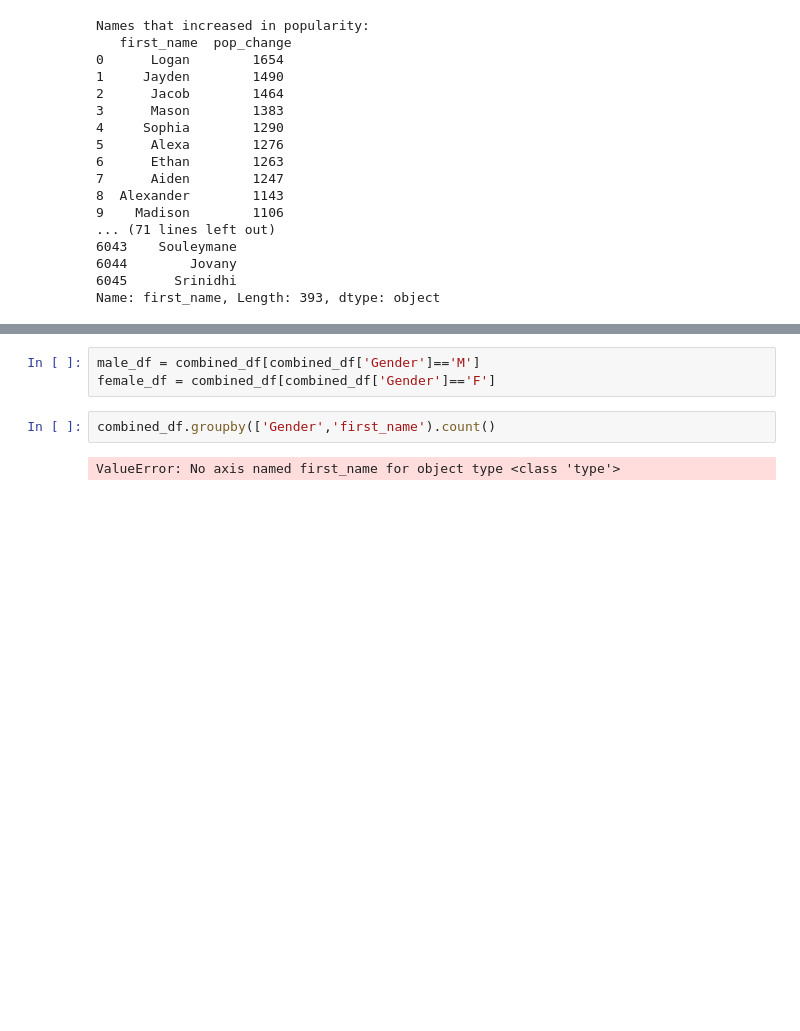
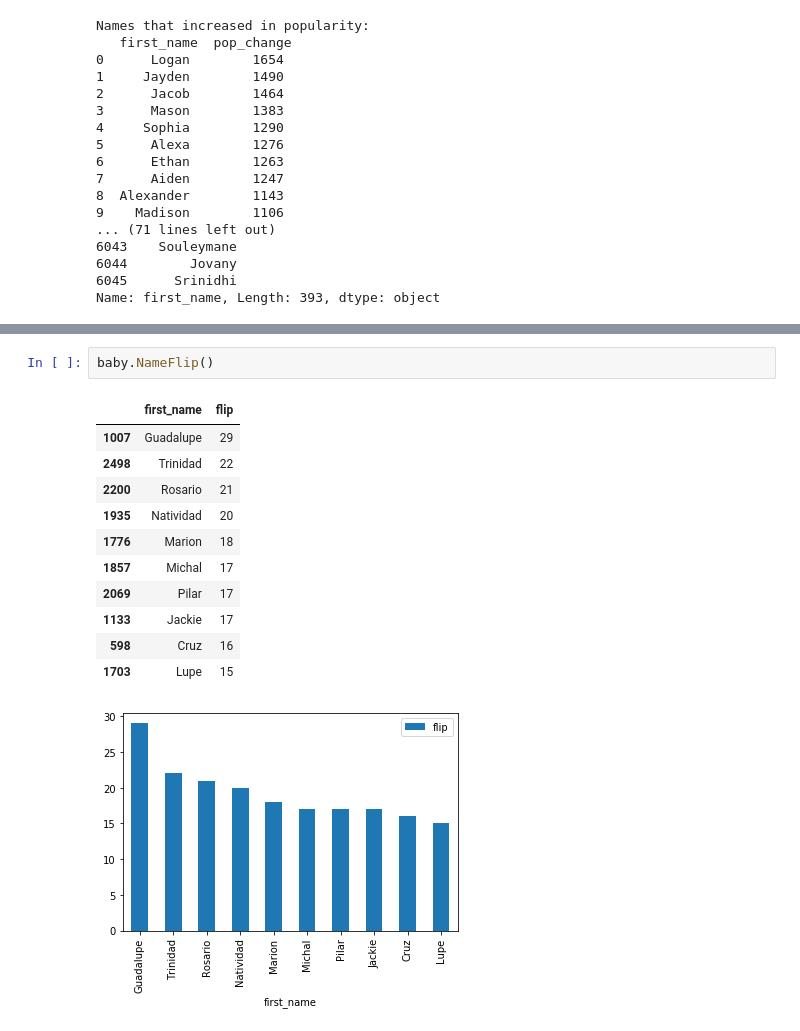
Before and after one commit to pspatel2/msia_401_python_project, a Jupyter notebook: MSiA_422_Project1.ipynb, the cells around one changed output, grey strips where cells are left out. Saved outputs shown, nothing was run; the diff lists cells and outputs as text; blank space fills up the shorter version.

```diff
--- a/MSiA_422_Project1.ipynb
+++ b/MSiA_422_Project1.ipynb
@@ -235,7 +250,15 @@ See the caveats in the documentation: http://pandas.pydata.org/pandas-docs/stabl
-# %%
-male_df = combined_df[combined_df['Gender']=='M']
-female_df = combined_df[combined_df['Gender']=='F']
-# %%
-combined_df.groupby(['Gender','first_name').count()
-# %% [output]
-ValueError: No axis named first_name for object type <class 'type'>
+# %%
+baby.NameFlip()
+# %% [output]
+|  | first_name | flip |
+| 1007 | Guadalupe | 29 |
+| 2498 | Trinidad | 22 |
+| 2200 | Rosario | 21 |
+| 1935 | Natividad | 20 |
+| 1776 | Marion | 18 |
+| 1857 | Michal | 17 |
+| 2069 | Pilar | 17 |
+| 1133 | Jackie | 17 |
+| 598 | Cruz | 16 |
+| 1703 | Lupe | 15 |
+[figure, added]
```
Also changed, not shown: parts of 2 cells of this notebook.
